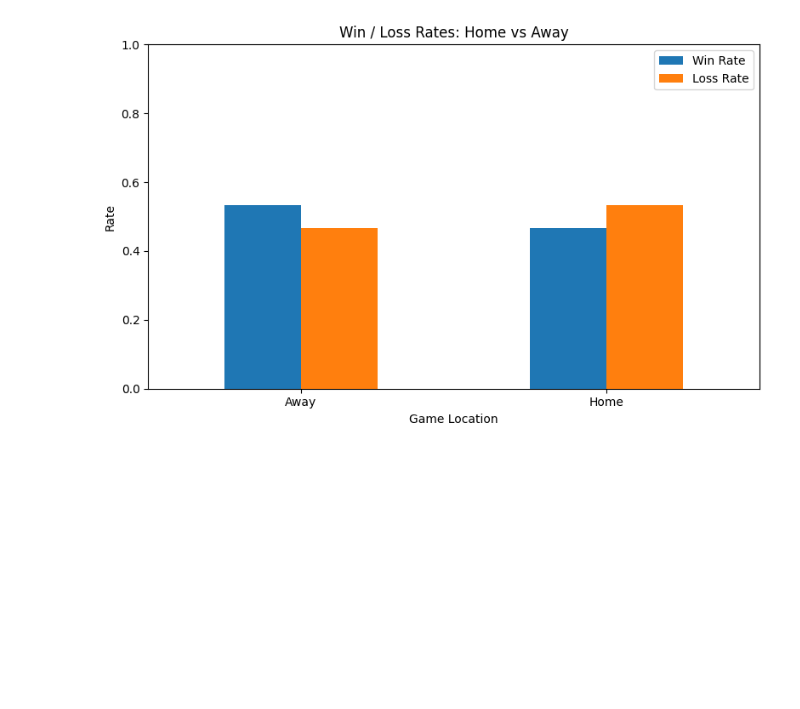
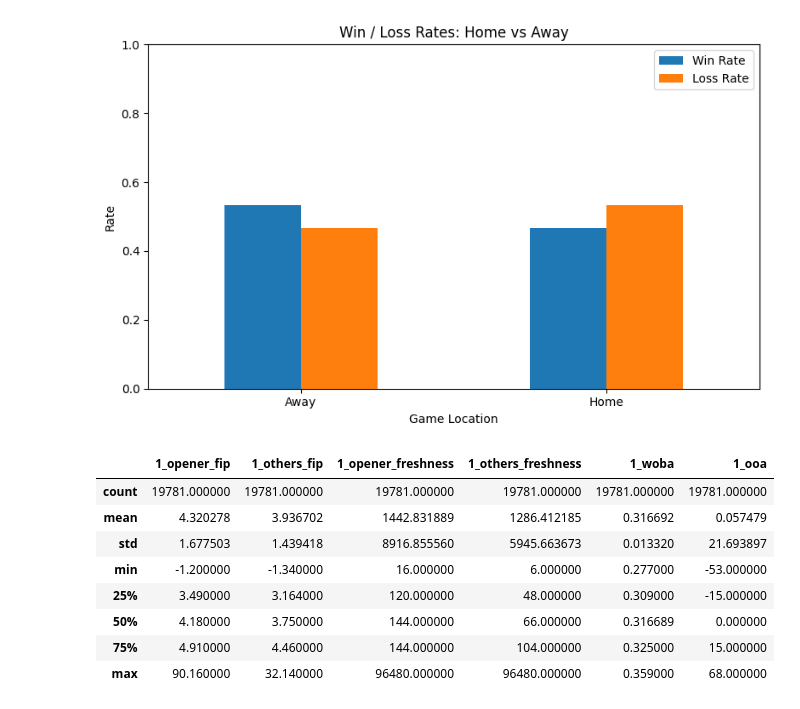
Before and after one commit to jackdpond/snare_algo, a Jupyter notebook: data_viz.ipynb, the cells around one changed output. Drawn from its saved outputs; the diff is of its cells as text; code cells hidden in the pictures; blank space fills up the shorter version.

```diff
--- a/data_viz.ipynb
+++ b/data_viz.ipynb
@@ -193,3 +193,15 @@ plt.show()
 # %% [output]
 <Figure size 800x500 with 0 Axes>
 [figure]
+# %%
+df[['1_opener_fip', '1_others_fip', '1_opener_freshness', '1_others_freshness', '1_woba', '1_ooa']].describe()
+# %% [output]
+|  | 1_opener_fip | 1_others_fip | 1_opener_freshness | 1_others_freshness | 1_woba | 1_ooa |
+| count | 19781.000000 | 19781.000000 | 19781.000000 | 19781.000000 | 19781.000000 | 19781.000000 |
+| mean | 4.320278 | 3.936702 | 1442.831889 | 1286.412185 | 0.316692 | 0.057479 |
+| std | 1.677503 | 1.439418 | 8916.855560 | 5945.663673 | 0.013320 | 21.693897 |
+| min | -1.200000 | -1.340000 | 16.000000 | 6.000000 | 0.277000 | -53.000000 |
+| 25% | 3.490000 | 3.164000 | 120.000000 | 48.000000 | 0.309000 | -15.000000 |
+| 50% | 4.180000 | 3.750000 | 144.000000 | 66.000000 | 0.316689 | 0.000000 |
+| 75% | 4.910000 | 4.460000 | 144.000000 | 104.000000 | 0.325000 | 15.000000 |
+| max | 90.160000 | 32.140000 | 96480.000000 | 96480.000000 | 0.359000 | 68.000000 |
```
